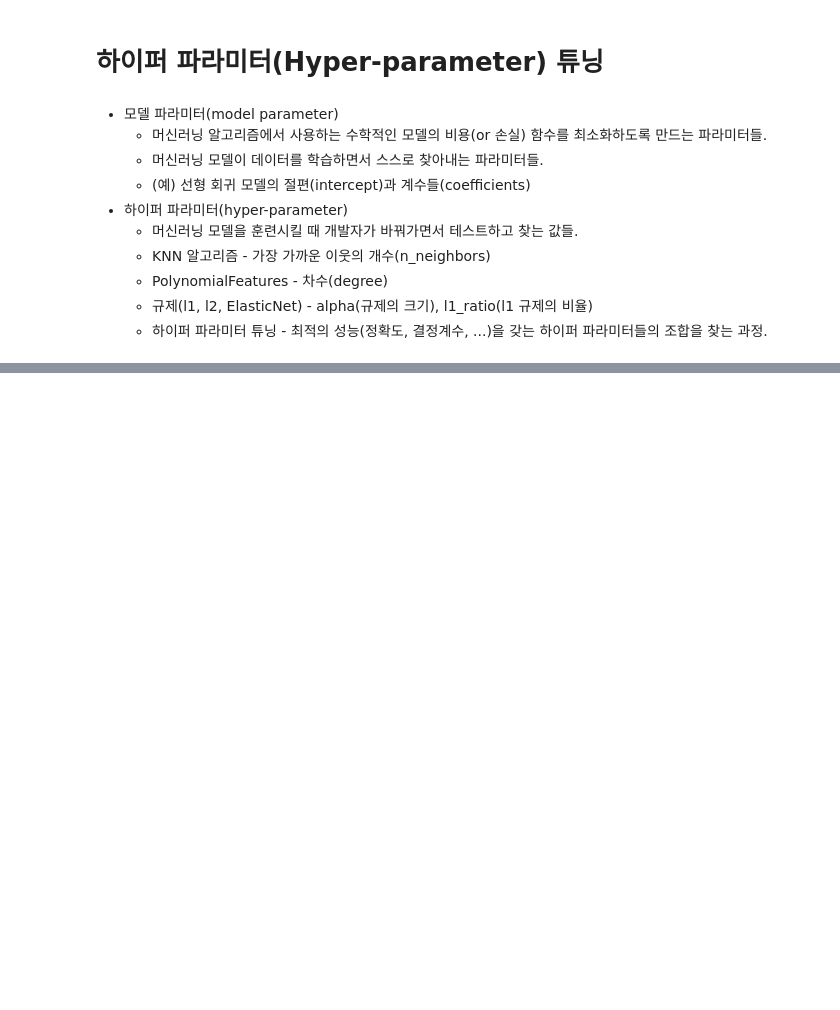
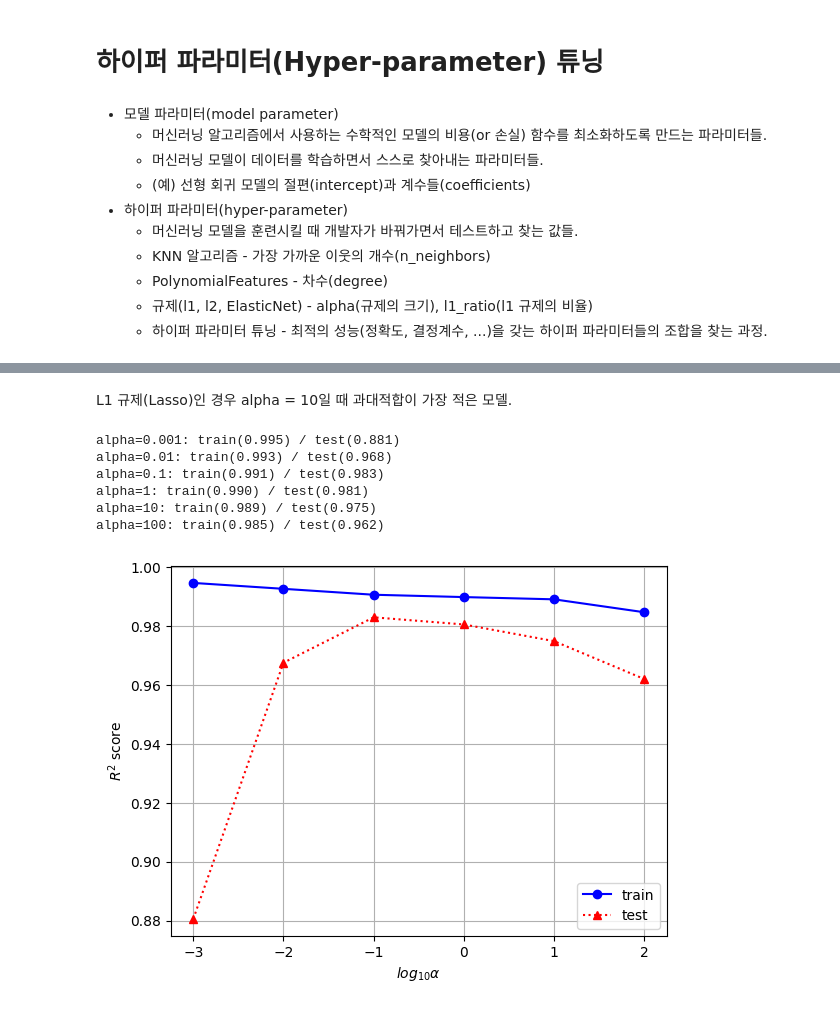
Before and after one commit to JakeOh/202605_BD57, a Jupyter notebook: lab_ml/ml06_regularization.ipynb, the cells around one changed output, grey strips where cells are left out. Saved outputs shown, nothing was run; the diff lists cells and outputs as text; code cells hidden in the pictures; blank space fills up the shorter version.

```diff
--- a/lab_ml/ml06_regularization.ipynb
+++ b/lab_ml/ml06_regularization.ipynb
@@ -551,0 +644,12 @@ degree=50: Train(0.9610659368865341) / Test(0.9817137006795826)
+# %% [markdown]
+L1 규제(Lasso)인 경우 alpha = 10일 때 과대적합이 가장 적은 모델.
+# %%
+visualize_r2_scores(estimator='l2')
+# %% [output]
+alpha=0.001: train(0.995) / test(0.881)
+alpha=0.01: train(0.993) / test(0.968)
+alpha=0.1: train(0.991) / test(0.983)
+alpha=1: train(0.990) / test(0.981)
+alpha=10: train(0.989) / test(0.975)
+alpha=100: train(0.985) / test(0.962)
+[figure, added]
```
Also changed, not shown: parts of 10 cells of this notebook.
